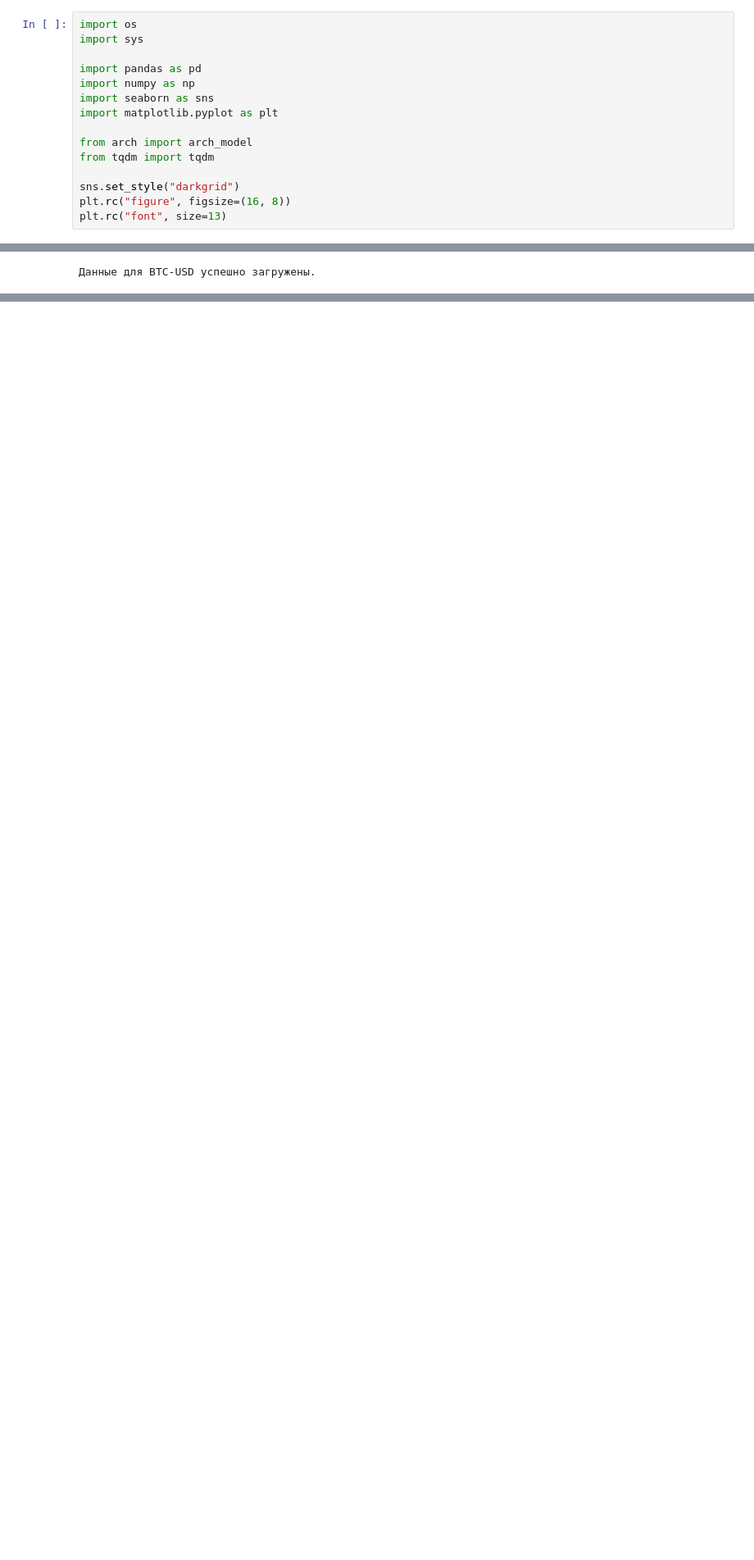
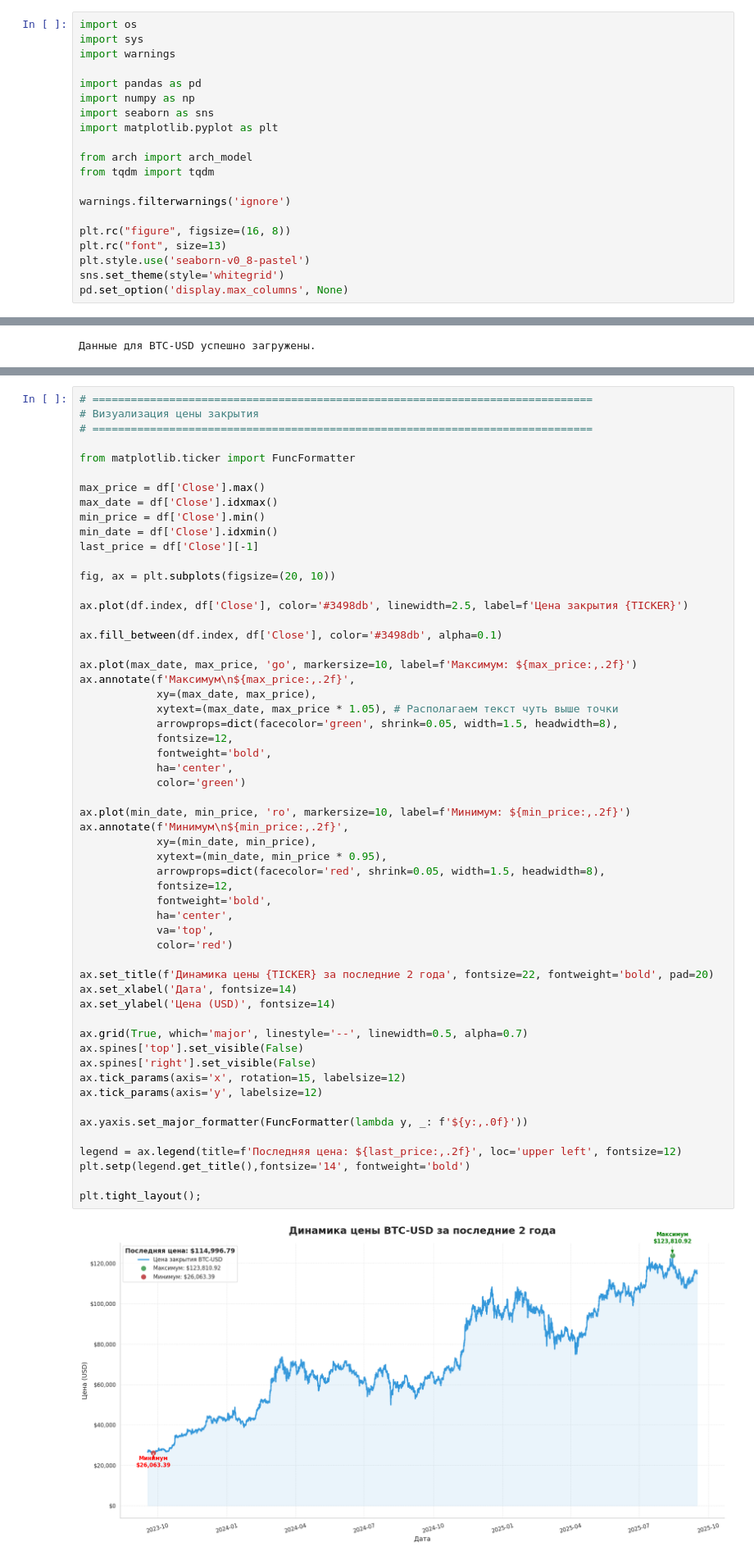
Before and after one commit to HoshiBatista/CryptoVol.ai, a Jupyter notebook: qf_models/notebooks/garch_experiment_01.ipynb, the cells around one changed output, grey strips where cells are left out. Shown at 82% size. Saved outputs shown, nothing was run; the diff lists cells and outputs as text; blank space fills up the shorter version.

```diff
--- a/qf_models/notebooks/garch_experiment_01.ipynb
+++ b/qf_models/notebooks/garch_experiment_01.ipynb
@@ -3,6 +3,7 @@
 # %%
 import os
 import sys
+import warnings
 
 import pandas as pd
 import numpy as np
@@ -12,9 +13,13 @@ import matplotlib.pyplot as plt
 from arch import arch_model
 from tqdm import tqdm
 
-sns.set_style("darkgrid")
+warnings.filterwarnings('ignore')
+
 plt.rc("figure", figsize=(16, 8))
 plt.rc("font", size=13)
+plt.style.use('seaborn-v0_8-pastel')
+sns.set_theme(style='whitegrid')
+pd.set_option('display.max_columns', None)
 # %%
 TICKER = "BTC-USD"
 DATA_DIR = "data_hourly"
@@ -75,3 +80,61 @@ df.describe().T
 | Low | 17492.0 | 7.382119e+04 | 2.603935e+04 | 26011.468750 | 57517.906250 | 67933.402344 | 9.700106e+04 | 1.234140e+05 |
 | Open | 17492.0 | 7.403691e+04 | 2.609704e+04 | 26059.931641 | 57714.226562 | 68167.683594 | 9.729354e+04 | 1.238693e+05 |
 | Volume | 17492.0 | 4.355266e+08 | 1.127467e+09 | 0.000000 | 0.000000 | 0.000000 | 4.715523e+08 | 3.461036e+10 |
+# %%
+# ==============================================================================
+# Визуализация цены закрытия
+# ==============================================================================
+
+from matplotlib.ticker import FuncFormatter
+
+max_price = df['Close'].max()
+max_date = df['Close'].idxmax()
+min_price = df['Close'].min()
+min_date = df['Close'].idxmin()
+last_price = df['Close'][-1]
+
+fig, ax = plt.subplots(figsize=(20, 10))
+
+ax.plot(df.index, df['Close'], color='#3498db', linewidth=2.5, label=f'Цена закрытия {TICKER}')
+
+ax.fill_between(df.index, df['Close'], color='#3498db', alpha=0.1)
+
+ax.plot(max_date, max_price, 'go', markersize=10, label=f'Максимум: ${max_price:,.2f}')
+ax.annotate(f'Максимум\n${max_price:,.2f}',
+            xy=(max_date, max_price),
+            xytext=(max_date, max_price * 1.05), # Располагаем текст чуть выше точки
+            arrowprops=dict(facecolor='green', shrink=0.05, width=1.5, headwidth=8),
+            fontsize=12,
+            fontweight='bold',
+            ha='center',
+            color='green')
+
+ax.plot(min_date, min_price, 'ro', markersize=10, label=f'Минимум: ${min_price:,.2f}')
+ax.annotate(f'Минимум\n${min_price:,.2f}',
+            xy=(min_date, min_price),
+            xytext=(min_date, min_price * 0.95),
+            arrowprops=dict(facecolor='red', shrink=0.05, width=1.5, headwidth=8),
+            fontsize=12,
+            fontweight='bold',
+            ha='center',
+            va='top',
+            color='red')
+
+ax.set_title(f'Динамика цены {TICKER} за последние 2 года', fontsize=22, fontweight='bold', pad=20)
+ax.set_xlabel('Дата', fontsize=14)
+ax.set_ylabel('Цена (USD)', fontsize=14)
+
+ax.grid(True, which='major', linestyle='--', linewidth=0.5, alpha=0.7)
+ax.spines['top'].set_visible(False)
+ax.spines['right'].set_visible(False)
+ax.tick_params(axis='x', rotation=15, labelsize=12)
+ax.tick_params(axis='y', labelsize=12)
+
+ax.yaxis.set_major_formatter(FuncFormatter(lambda y, _: f'${y:,.0f}'))
+
+legend = ax.legend(title=f'Последняя цена: ${last_price:,.2f}', loc='upper left', fontsize=12)
+plt.setp(legend.get_title(),fontsize='14', fontweight='bold')
+
+plt.tight_layout();
+# %% [output]
+[figure, added]
```
Also changed, not shown: parts of 3 cells of this notebook.
